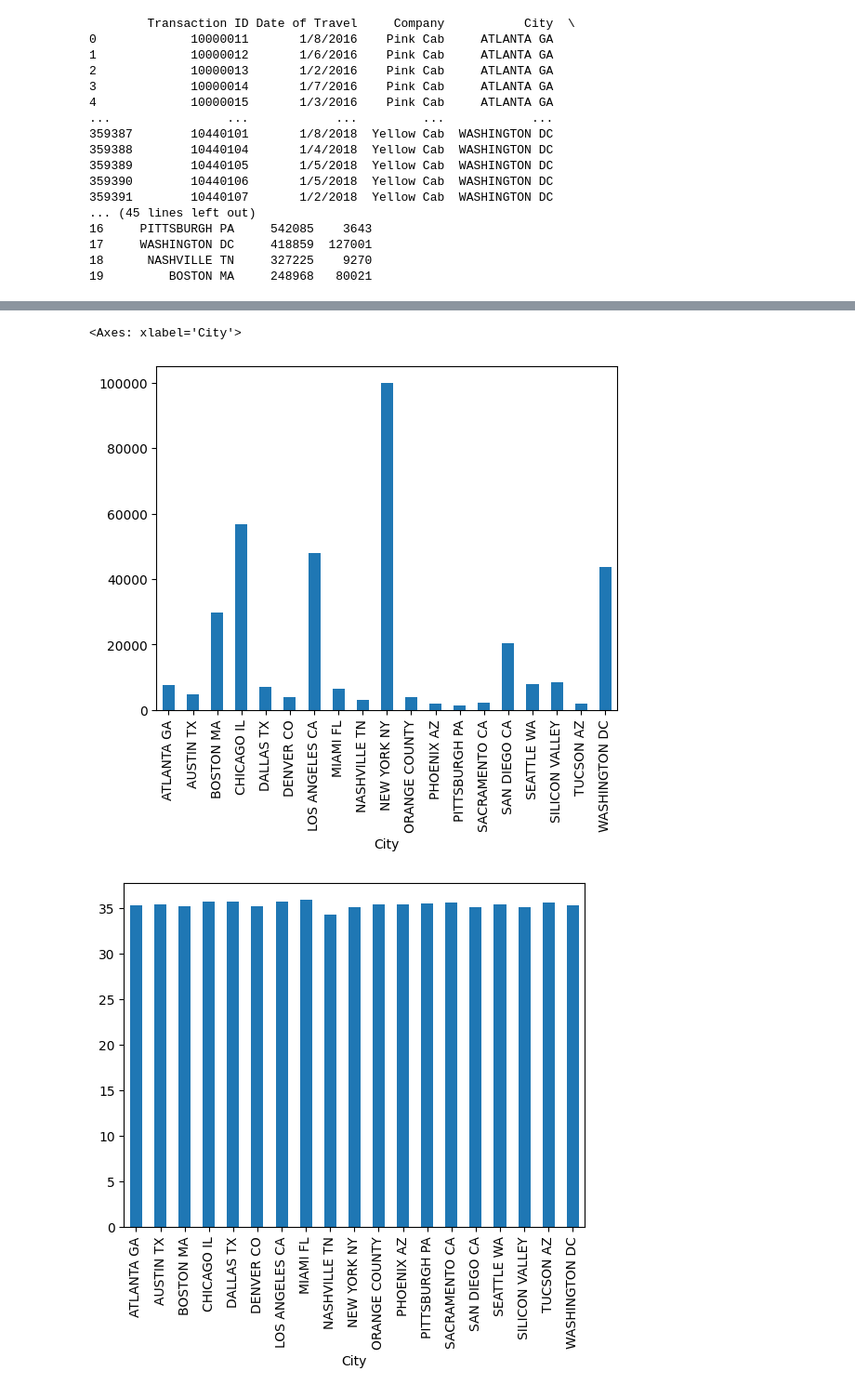
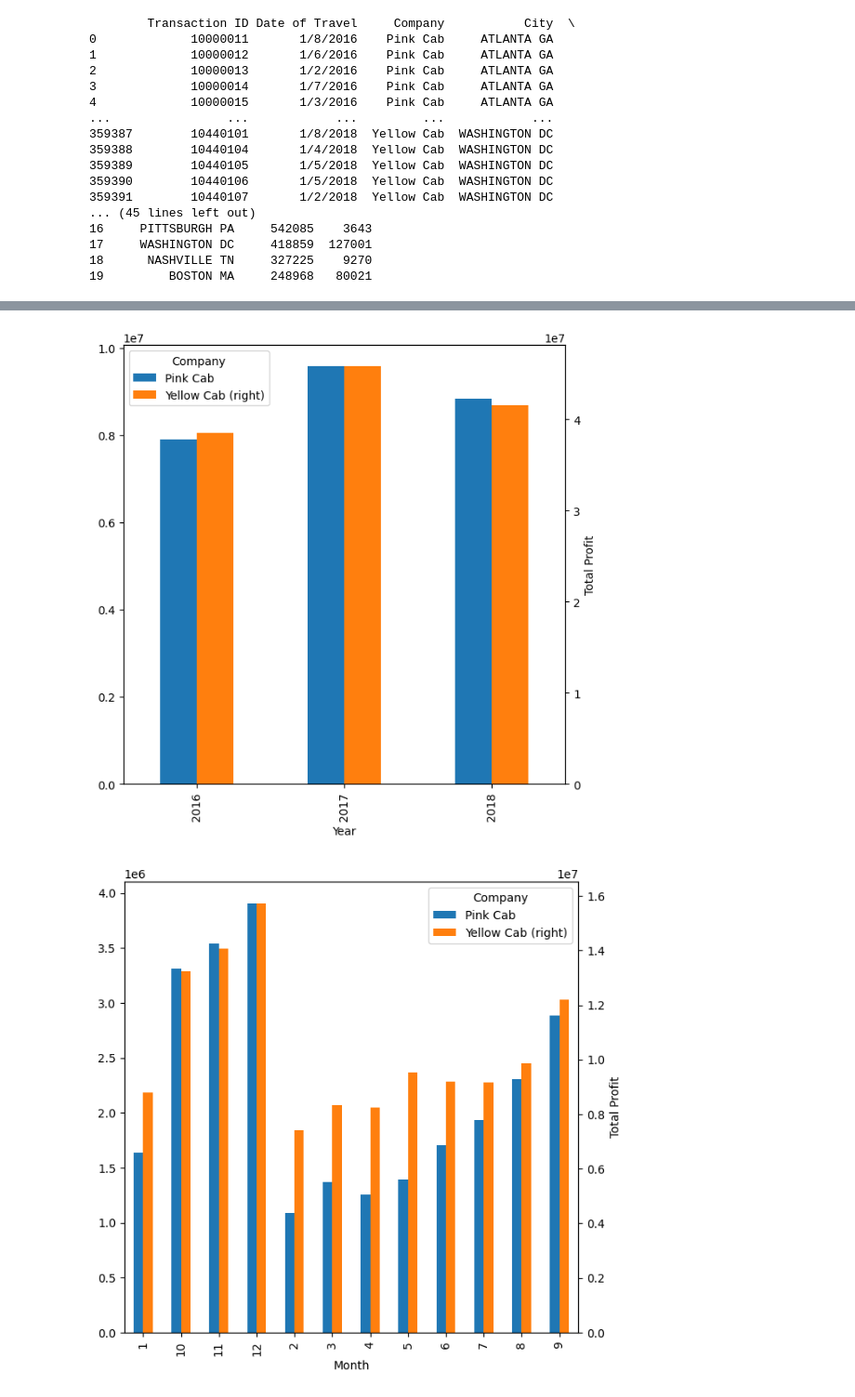
Before and after one commit to AryaSriva/DataSets, a Jupyter notebook: EDA.ipynb, the cells around one changed output, grey strips where cells are left out. Shown: that part at 93% size. Cells and saved outputs as stored; diff of their text form; code cells hidden in the pictures.

```diff
--- a/EDA.ipynb
+++ b/EDA.ipynb
@@ -79,10 +73,7 @@ numCabs.plot(kind='bar', x='City', y='Number of Cabs', legend=False)
-# %%
-#Hypothesis No. 3 -- Does the average age of a city affect the number of cabs requested?
-numCabs.plot(kind='bar', x='City', y='Number of Cabs', legend=False)
-avgAge = cabData.groupby('City')['Age'].mean().reset_index()
-avgAge.columns = ['City', 'Average Age']
-avgAge.plot(kind='bar', x='City', y='Average Age', legend=False)
-# %% [output]
-<Axes: xlabel='City'>
-[figure, removed]
-[figure, removed]
+# %%
+#Which months and which years were the most profitable for each company?
+profitYear = cabData.groupby(['Year', 'Company'])['Price Charged'].sum().unstack().plot(kind="bar", ylabel="Total Profit", secondary_y='Yellow Cab', figsize=(7,7))
+profitMonth = cabData.groupby(['Month', 'Company'])['Price Charged'].sum().unstack().plot(kind = 'bar', ylabel="Total Profit", secondary_y='Yellow Cab', figsize=(7,7))
+# %% [output]
+[figure, added]
+[figure, added]
```
Also changed, not shown: parts of 7 cells of this notebook.
